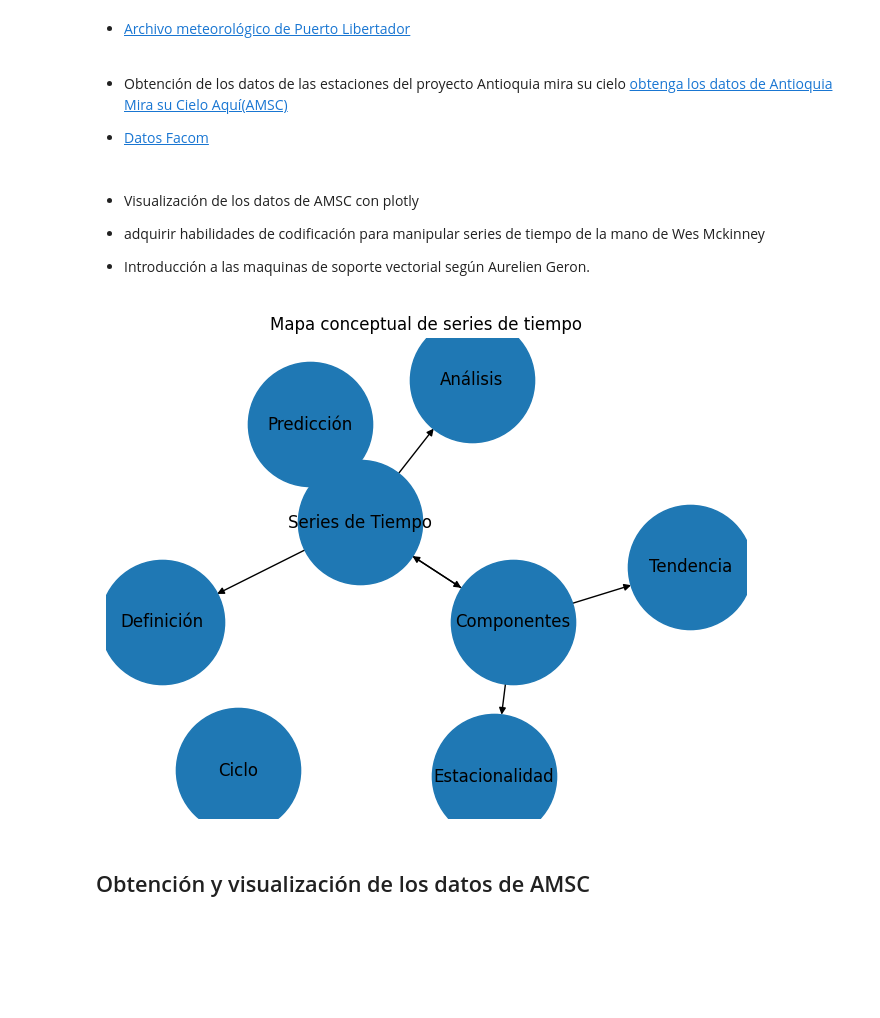
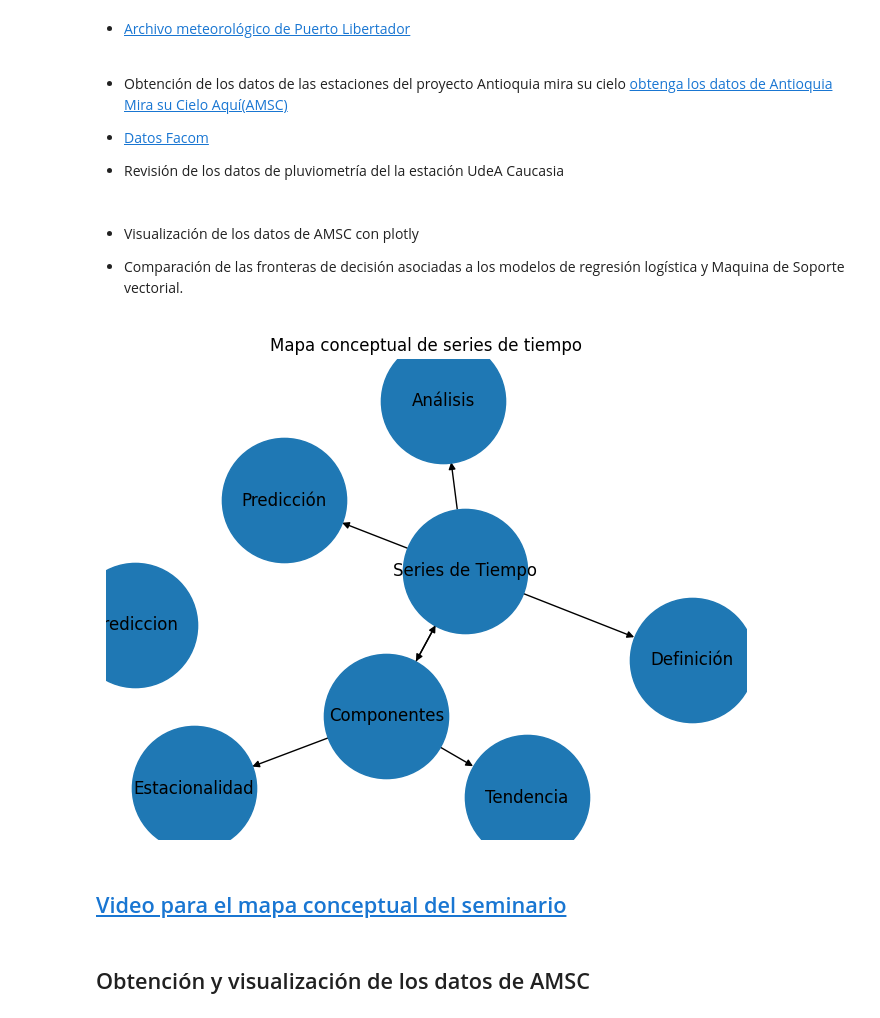
Before and after one commit to marco-canas/arima, a Jupyter notebook: machine_learning/2_svm/12_seminario_nov_15_2023/11_seminario_ml_sat_dengue_nov_15_2023.ipynb, the cells around one changed output. Cells and saved outputs as stored; diff of their text form; code cells hidden in the pictures; blank space fills up the shorter version.

Commit message:
cuaderno para preparación de video de presentacióon de proyecto sat dengue

```diff
--- a/machine_learning/2_svm/12_seminario_nov_15_2023/11_seminario_ml_sat_dengue_nov_15_2023.ipynb
+++ b/machine_learning/2_svm/12_seminario_nov_15_2023/11_seminario_ml_sat_dengue_nov_15_2023.ipynb
@@ -43,54 +41,56 @@ Este es un aporte del Joven Investigador Yeifry Uribe de la Licenciatura en mate
 * Obtención de los datos de las estaciones del proyecto Antioquia mira su cielo [obtenga los datos de Antioquia Mira su Cielo Aquí(AMSC)](http://54.146.188.73:8501/)
 
 * [Datos Facom](http://44.201.207.176/pagina2/estructura.html)
+
+* Revisión de los datos de pluviometría del la estación UdeA Caucasia
 # %% [markdown]
 
 * Visualización de los datos de AMSC con plotly
 
-* adquirir habilidades de codificación para manipular series de tiempo de la mano de Wes Mckinney
-* Introducción a las maquinas de soporte vectorial según Aurelien Geron.
+
+* Comparación de las fronteras de decisión asociadas a los modelos de regresión logística y Maquina de Soporte vectorial.
 # %%
 # Mapa conceptual
 import matplotlib.pyplot as plt
 import networkx as nx
 
 # Crear un objeto de grafo dirigido
+
 G = nx.DiGraph()
 
 # Paso 3: Agregar nodos al grafo para representar conceptos clave de las series de tiempo
 
-G.add_node("Series de Tiempo")
-G.add_node("Definición")
-G.add_node("Componentes")
-G.add_node("Tendencia")
-G.add_node("Estacionalidad")
-G.add_node("Ciclo")
-G.add_node("Análisis")
-G.add_node("Predicción")
+lista_de_conceptos = ["Series de Tiempo", 'prediccion']
+
+G.add_nodes_from(lista_de_conceptos)
+
+
 
 #Paso 4: Agregar bordes que conecten los nodos para mostrar relaciones
 
 G.add_edge("Series de Tiempo", "Definición")
 G.add_edge("Series de Tiempo", "Componentes")
 G.add_edge("Componentes", "Tendencia")
 G.add_edge("Componentes", "Estacionalidad")
 G.add_edge("Componentes", "Series de Tiempo")
 G.add_edge("Series de Tiempo", "Análisis")
 G.add_edge("Series de Tiempo", "Predicción")
 
 
 # Dibujar el mapa conceptual utilizando networkx y matplotlib
 
 pos = nx.spring_layout(G, seed = 48) # con ubicaciones aleatorias fijadas
 labels = {node:node for node in G.nodes()}
 
 nx.draw(G, pos, with_labels = True, node_size = 8000)
 
 plt.title('Mapa conceptual de series de tiempo')
 plt.savefig('/home/marco/Documentos/investigacion/investigacion_dengue/machine_learning/images/mapa_conceptuual_series_de_tiempo.png')
 plt.show()
 # %% [output]
-[figure, old version]
+[figure, new version]
+# %% [markdown]
+## [Video para el mapa conceptual del seminario]()
 # %% [markdown]
 ## Obtención y visualización de los datos de AMSC
 # %% [markdown]
```
Also changed, not shown: parts of 48 cells of this notebook, 2 other files.
